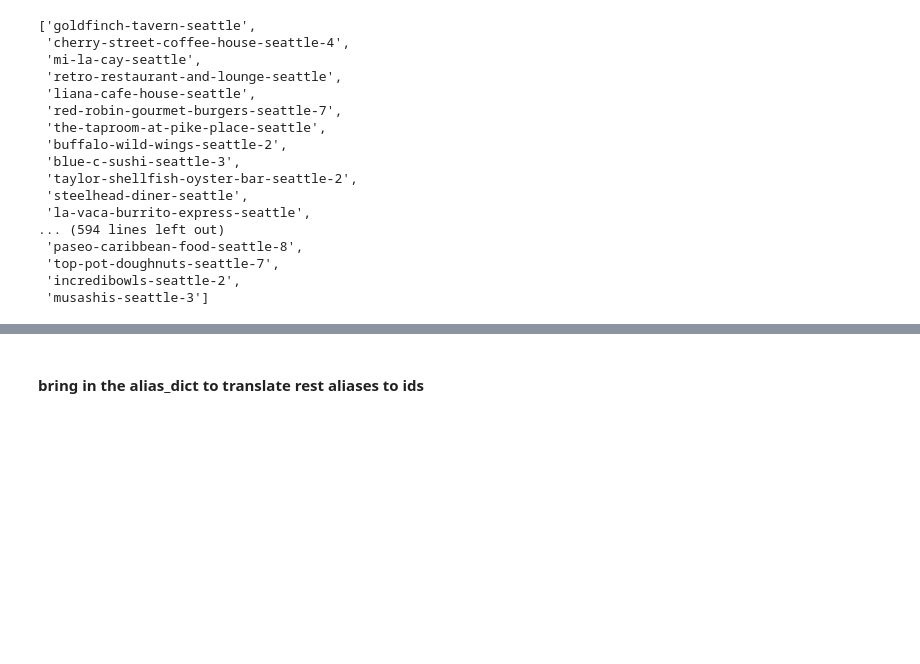
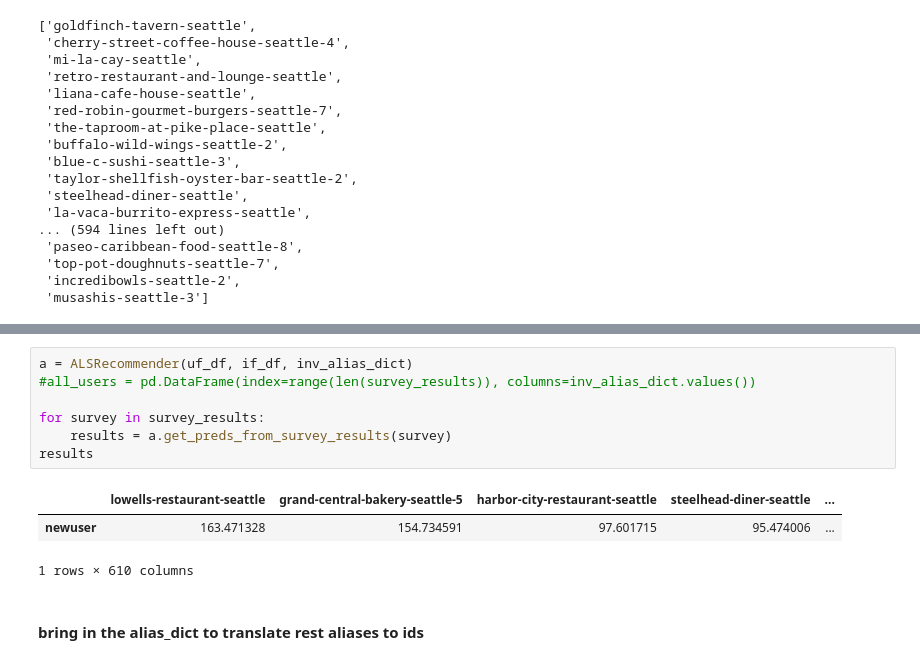
Before and after one commit to Gnishimura/We_Eat, a Jupyter notebook: ALS.ipynb, the cells around one changed output, grey strips where cells are left out. Drawn from its saved outputs; the diff is of its cells as text; blank space fills up the shorter version.

```diff
--- a/ALS.ipynb
+++ b/ALS.ipynb
@@ -422,3 +456,14 @@ list(gabe_sorted_preds.columns)
+# %%
+a = ALSRecommender(uf_df, if_df, inv_alias_dict)
+#all_users = pd.DataFrame(index=range(len(survey_results)), columns=inv_alias_dict.values())
+
+for survey in survey_results:
+    results = a.get_preds_from_survey_results(survey)
+results
+# %% [output]
+|  | lowells-restaurant-seattle | grand-central-bakery-seattle-5 | harbor-city-restaurant-seattle | steelhead-diner-seattle | ... |
+| newuser | 163.471328 | 154.734591 | 97.601715 | 95.474006 | ... |
+1 rows × 610 columns
 # %% [markdown]
 #### bring in the alias_dict to translate rest aliases to ids
 # %%
```
Also changed, not shown: parts of 14 cells of this notebook, 15 other files.
